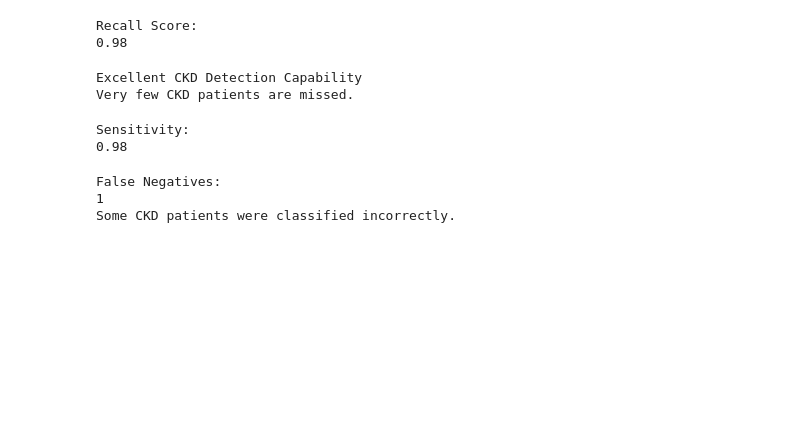
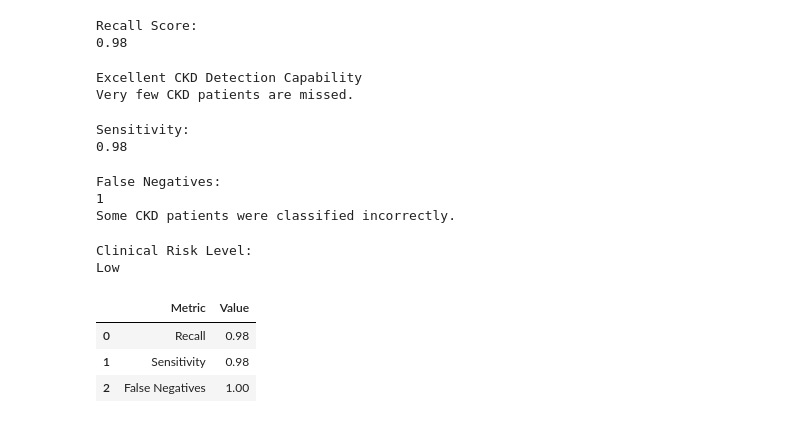
Before and after one commit to premprakash123/healthcare-chronic-disease-analysis, a Jupyter notebook: notebooks/05_model_evaluation.ipynb, the cells around one changed output. Drawn from its saved outputs; the diff is of its cells as text; code cells hidden in the pictures; blank space fills up the shorter version.

Commit message:
report: added clinical risk assessment and recall evaluation

```diff
--- a/notebooks/05_model_evaluation.ipynb
+++ b/notebooks/05_model_evaluation.ipynb
@@ -1359,3 +1359,61 @@ else:
 False Negatives:
 1
 Some CKD patients were classified incorrectly.
+# %%
+# ==========================================
+# Clinical Risk Assessment
+# ==========================================
+
+if fn == 0:
+
+    risk_level = "Very Low"
+
+elif fn <= 2:
+
+    risk_level = "Low"
+
+elif fn <= 5:
+
+    risk_level = "Moderate"
+
+else:
+
+    risk_level = "High"
+
+print("Clinical Risk Level:")
+print(risk_level)
+# %% [output]
+Clinical Risk Level:
+Low
+# %%
+# ==========================================
+# Clinical Evaluation Summary
+# ==========================================
+
+clinical_summary = pd.DataFrame({
+
+    "Metric":[
+
+        "Recall",
+
+        "Sensitivity",
+
+        "False Negatives"
+    ],
+
+    "Value":[
+
+        round(best_recall,4),
+
+        round(sensitivity,4),
+
+        fn
+    ]
+})
+
+clinical_summary
+# %% [output]
+|  | Metric | Value |
+| 0 | Recall | 0.98 |
+| 1 | Sensitivity | 0.98 |
+| 2 | False Negatives | 1.00 |
```
